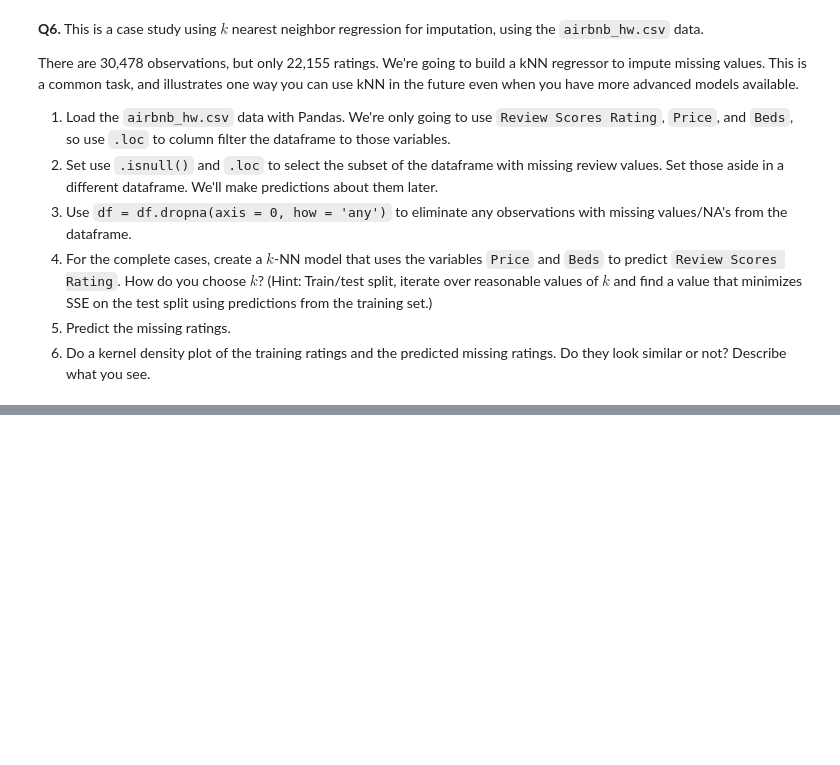
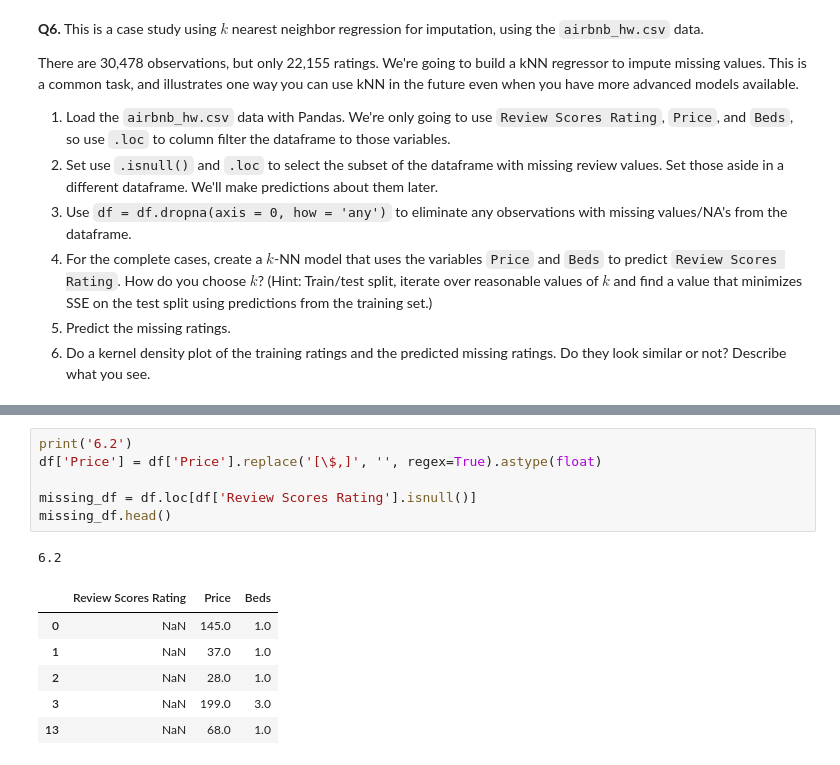
Before and after one commit to qnq9yy/undergrad_ml_assignments, a Jupyter notebook: 02_assignment_knn.ipynb, the cells around one changed output, grey strips where cells are left out. Cells and saved outputs as stored; diff of their text form; blank space fills up the shorter version.

```diff
--- a/02_assignment_knn.ipynb
+++ b/02_assignment_knn.ipynb
@@ -114,0 +96,14 @@ OK, those are the data: Labels attached to handwritten digits encoded as a matri
+# %%
+print('6.2')
+df['Price'] = df['Price'].replace('[\$,]', '', regex=True).astype(float)
+
+missing_df = df.loc[df['Review Scores Rating'].isnull()]
+missing_df.head()
+# %% [output]
+6.2
+|  | Review Scores Rating | Price | Beds |
+| 0 | NaN | 145.0 | 1.0 |
+| 1 | NaN | 37.0 | 1.0 |
+| 2 | NaN | 28.0 | 1.0 |
+| 3 | NaN | 199.0 | 3.0 |
+| 13 | NaN | 68.0 | 1.0 |
```
Also changed, not shown: parts of 16 cells of this notebook.
